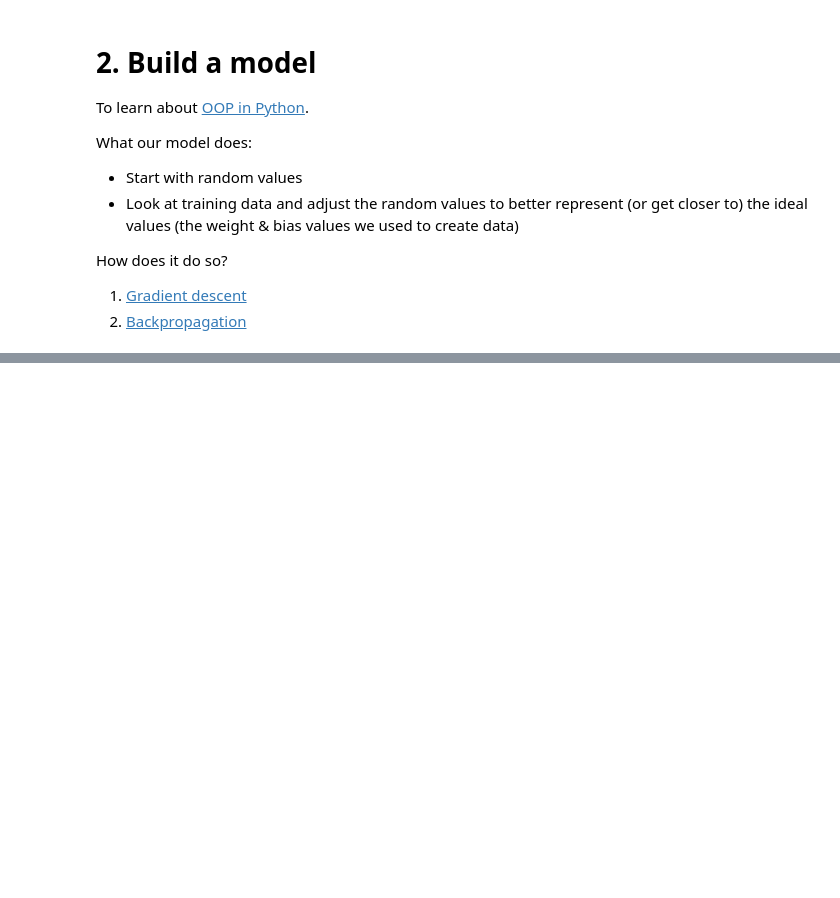
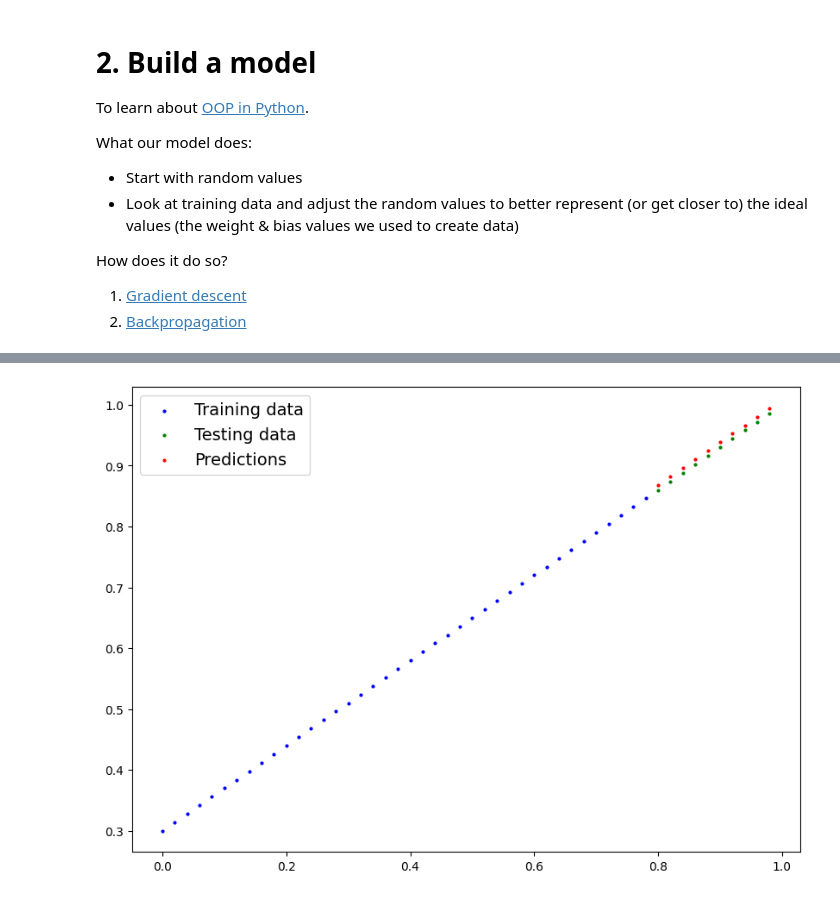
Before and after one commit to juanmadeira/pytorch, a Jupyter notebook: 01_pytorch_workflow.ipynb, the cells around one changed output, grey strips where cells are left out. Saved outputs shown, nothing was run; the diff lists cells and outputs as text; code cells hidden in the pictures; blank space fills up the shorter version.

```diff
--- a/01_pytorch_workflow.ipynb
+++ b/01_pytorch_workflow.ipynb
@@ -140,0 +339,3 @@ class LinearRegressionModel(nn.Module):
+# %%
+with torch.inference_mode():
+    y_preds_new = model_0(X_test)
@@ -140,0 +354,4 @@ class LinearRegressionModel(nn.Module):
+# %%
+plot_predictions(predictions=y_preds_new)
+# %% [output]
+[figure, added]
```
Also changed, not shown: parts of 46 cells of this notebook.
